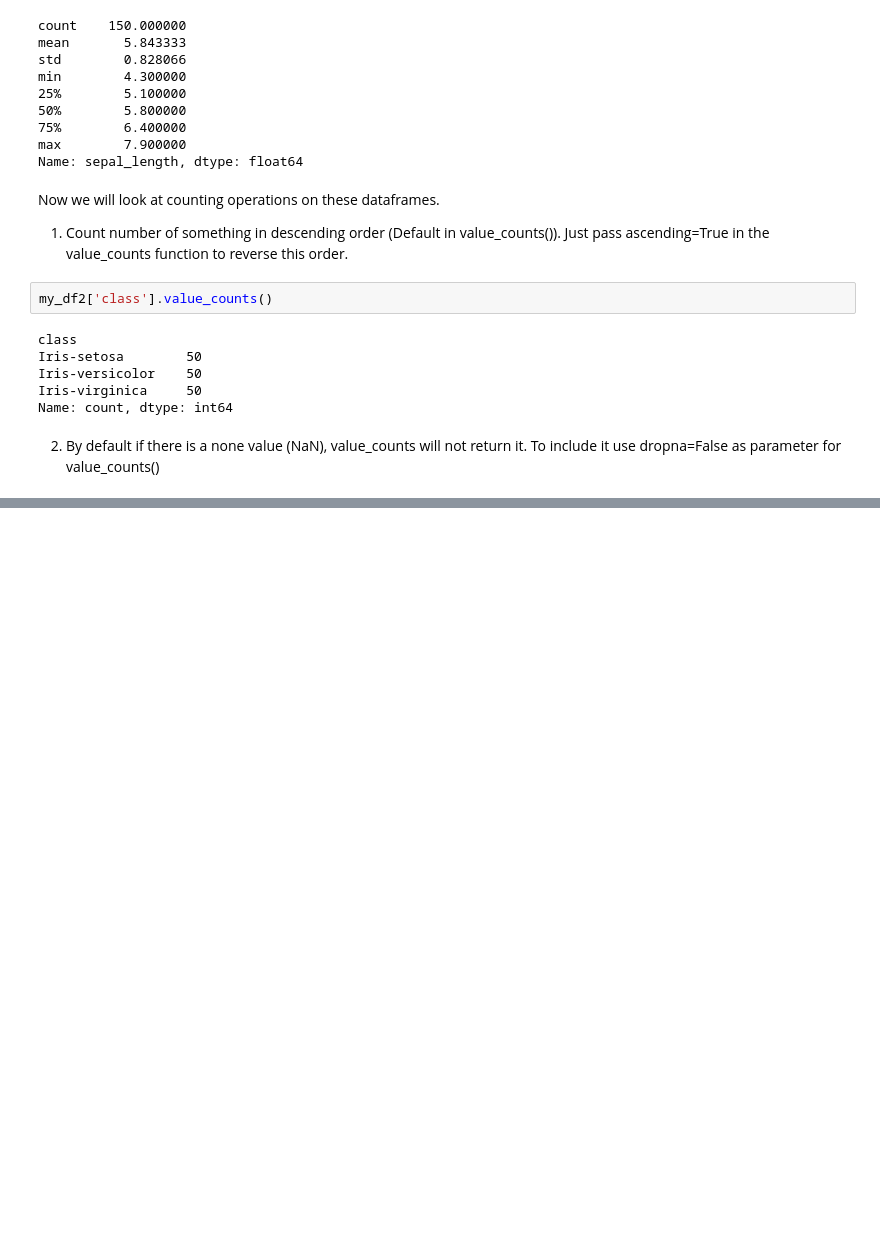
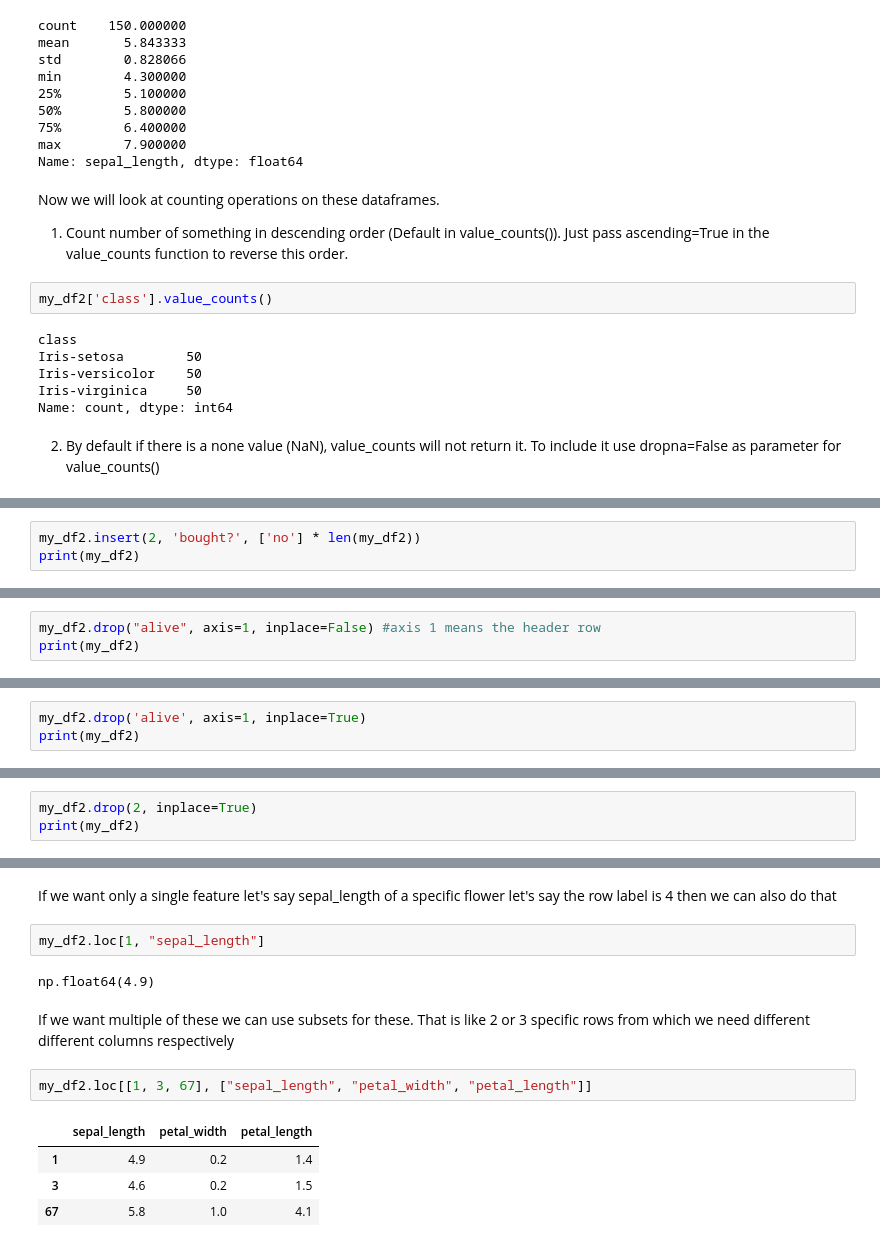
Before and after one commit to Dhruxp/MOSSAI, a Jupyter notebook: 05_pandasdf.ipynb, the cells around one changed output, grey strips where cells are left out. Drawn from its saved outputs; the diff is of its cells as text; blank space fills up the shorter version.

Commit message:
Basic row, column operations on dataframes

```diff
--- a/05_pandasdf.ipynb
+++ b/05_pandasdf.ipynb
@@ -156,0 +235,3 @@ Name: count, dtype: int64
+# %%
+my_df2.insert(2, 'bought?', ['no'] * len(my_df2))
+print(my_df2)
@@ -156,0 +289,3 @@ Name: count, dtype: int64
+# %%
+my_df2.drop("alive", axis=1, inplace=False) #axis 1 means the header row
+print(my_df2)
@@ -156,0 +320,3 @@ Name: count, dtype: int64
+# %%
+my_df2.drop('alive', axis=1, inplace=True)
+print(my_df2)
@@ -156,0 +366,3 @@ Name: count, dtype: int64
+# %%
+my_df2.drop(2, inplace=True)
+print(my_df2)
@@ -156,0 +413,15 @@ Name: count, dtype: int64
+# %% [markdown]
+If we want only a single feature let's say sepal_length of a specific flower let's say the row label is 4 then we can also do that
+# %%
+my_df2.loc[1, "sepal_length"]
+# %% [output]
+np.float64(4.9)
+# %% [markdown]
+If we want multiple of these we can use subsets for these. That is like 2 or 3 specific rows from which we need different different columns respectively
+# %%
+my_df2.loc[[1, 3, 67], ["sepal_length", "petal_width", "petal_length"]]
+# %% [output]
+|  | sepal_length | petal_width | petal_length |
+| 1 | 4.9 | 0.2 | 1.4 |
+| 3 | 4.6 | 0.2 | 1.5 |
+| 67 | 5.8 | 1.0 | 4.1 |
```
Also changed, not shown: parts of 30 cells of this notebook.
